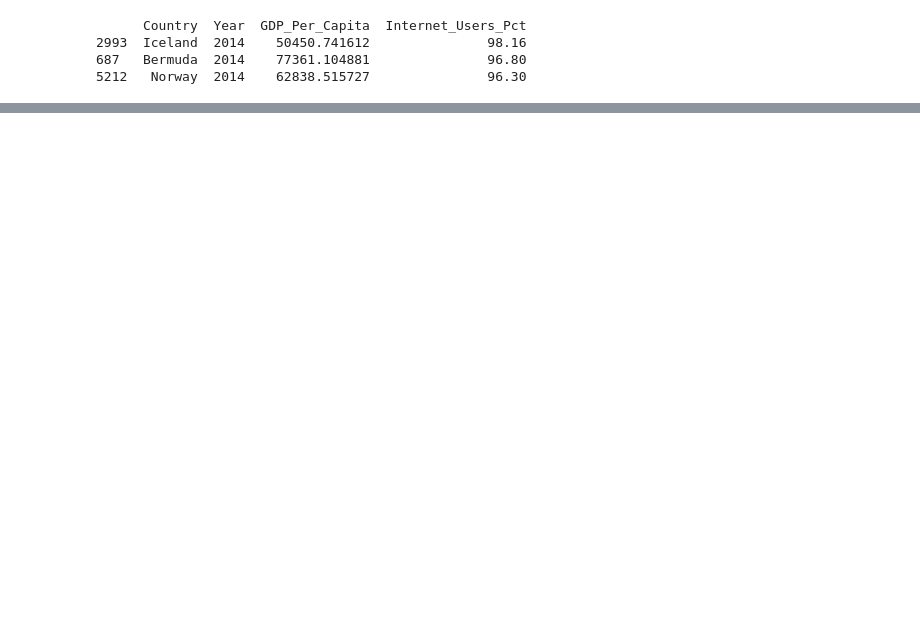
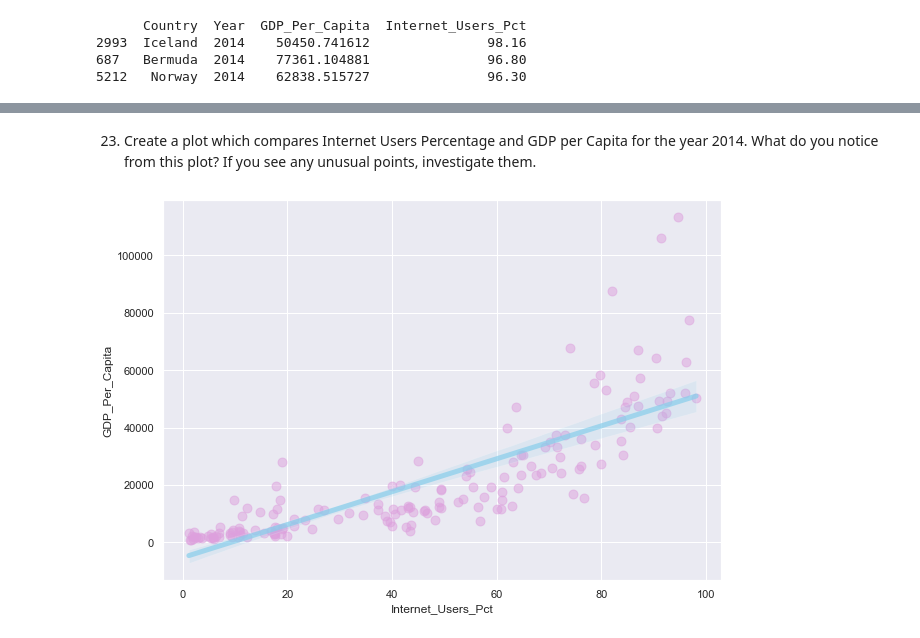
Before and after one commit to NSS-Data-Analytics-Cohort-10/gdp-and-internet-usage-t-white-21, a Jupyter notebook: notebook/un_project.ipynb, the cells around one changed output, grey strips where cells are left out. Saved outputs shown, nothing was run; the diff lists cells and outputs as text; code cells hidden in the pictures; blank space fills up the shorter version.

```diff
--- a/notebook/un_project.ipynb
+++ b/notebook/un_project.ipynb
@@ -603,0 +609,3 @@ ibn_df_plot.map(sns.scatterplot, 'Year', "GDP_Per_Capita")
+# %%
+gdp_and_internet_use_2014 = gdp_and_internet_use[gdp_and_internet_use['Year'] == 2014]
+gdp_and_internet_use_2014.head()
@@ -603,0 +619,10 @@ ibn_df_plot.map(sns.scatterplot, 'Year', "GDP_Per_Capita")
+# %% [markdown]
+23. Create a plot which compares Internet Users Percentage and GDP per Capita for the year 2014. What do you notice from this plot? If you see any unusual points, investigate them.
+# %%
+
+plt.figure(figsize=(10, 7))
+
+sns.regplot(x=gdp_and_internet_use_2014['Internet_Users_Pct'], y=gdp_and_internet_use_2014['GDP_Per_Capita'], scatter_kws={"color":"plum","alpha":0.5,"s":80}, line_kws={"color":"skyblue","alpha":0.7,"lw":5})
+plt.show()
+# %% [output]
+[figure, added]
```
Also changed, not shown: parts of 10 cells of this notebook.
